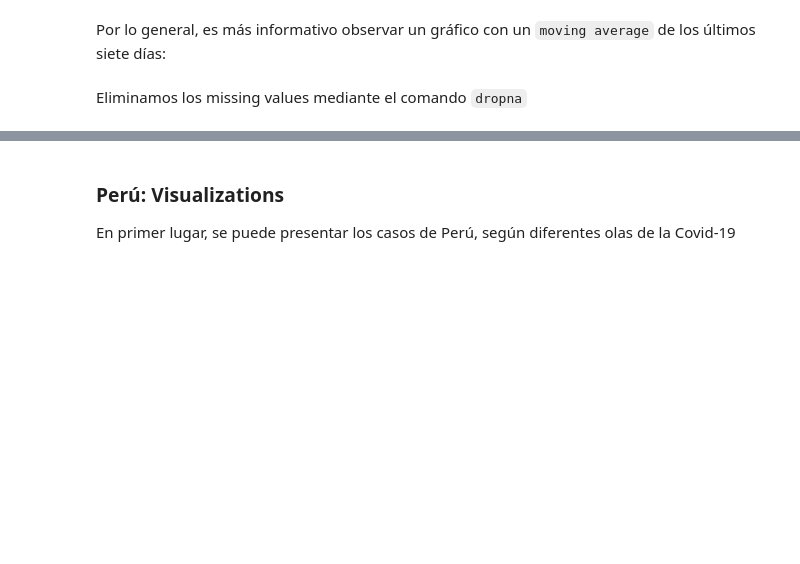
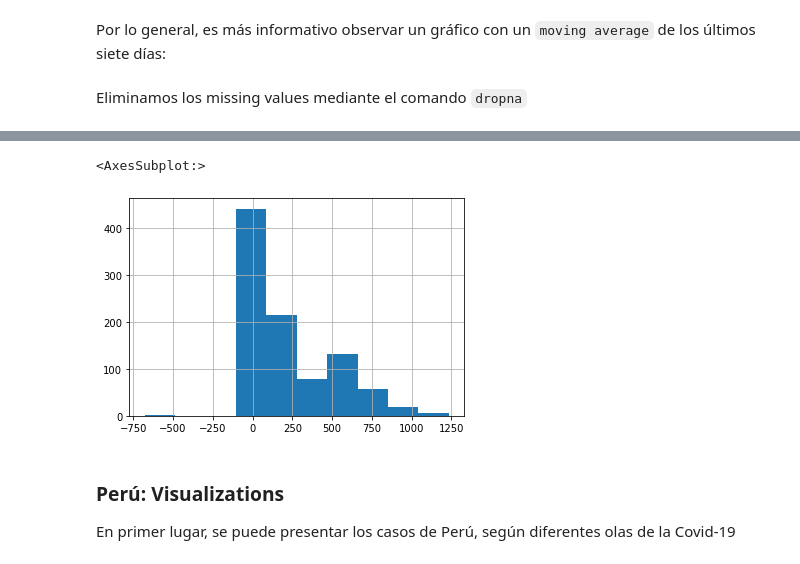
Before and after one commit to mauricioalvaradoo/covid_19, a Jupyter notebook: covid-19-review.ipynb, the cells around one changed output, grey strips where cells are left out. Saved outputs shown, nothing was run; the diff lists cells and outputs as text; code cells hidden in the pictures; blank space fills up the shorter version.

```diff
--- a/covid-19-review.ipynb
+++ b/covid-19-review.ipynb
@@ -117,3 +133,8 @@ peru_data = peru_data.dropna()
+# %%
+peru_data["Nuevas Muertes"].hist()
+# %% [output]
+<AxesSubplot:>
+[figure, added]
 # %% [markdown]
 ### Perú: Visualizations
 
```
Also changed, not shown: parts of 9 cells of this notebook.
